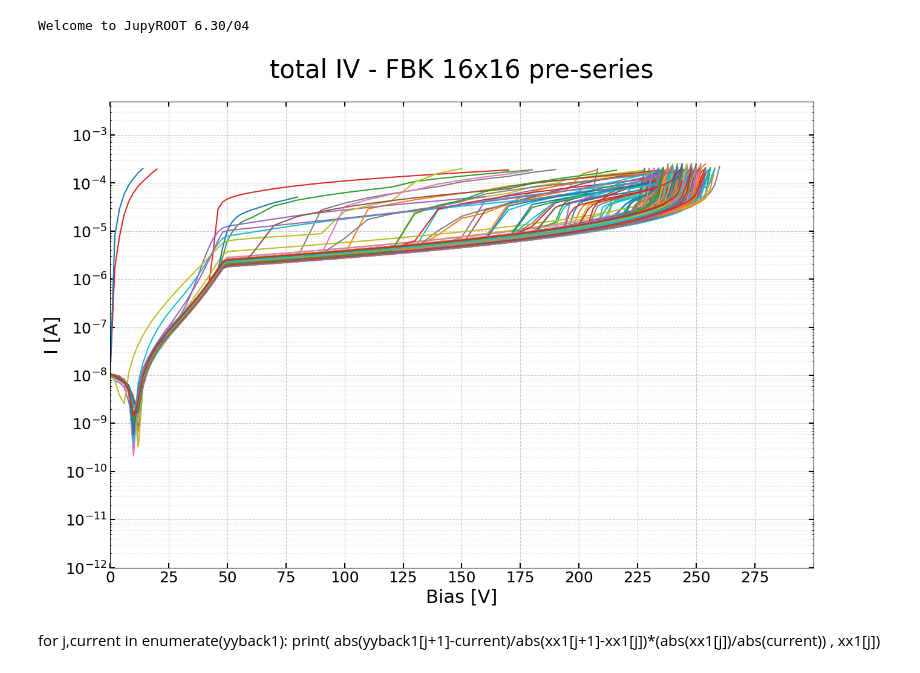
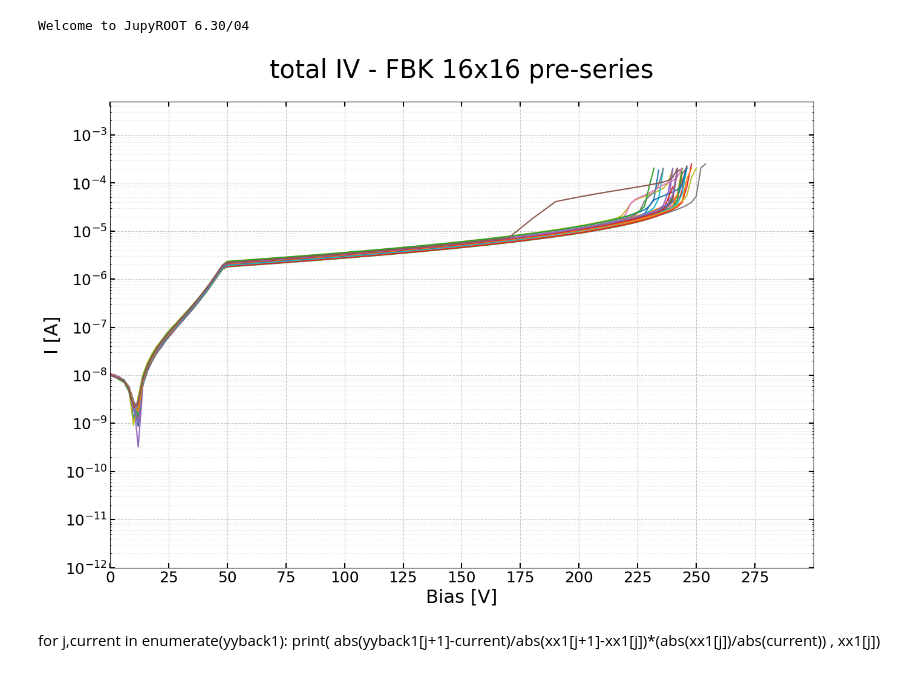
Before and after one commit to icosivi/Torino_ETL_QAQC, a Jupyter notebook: IV_plot.ipynb, the cells around one changed output. Saved outputs shown, nothing was run; the diff lists cells and outputs as text; code cells hidden in the pictures.

```diff
--- a/IV_plot.ipynb
+++ b/IV_plot.ipynb
@@ -55,9 +55,10 @@ def plot_iv_curves_on_same_plot(root_file, tree_name="Tree"):
     plt.figure(figsize=(15, 10))  # Adjust figure size as needed
 
     for i, event in enumerate(tree_qa):
-        #if event.wafer==49 and event.sensor==3:
-        #if event.wafer==49 and (event.sensor==2 or event.sensor==3):
-        #if event.wafer==67:
+        #if event.wafer==15 and event.sensor==12:
+        #if event.wafer==15 and event.column==4 and event.row==2:
+        #if event.wafer==14 and (event.sensor==2 or event.sensor==3):
+        if event.wafer==16 and event.row>3:
             ipad_values = np.array(event.IBACK, dtype=float)
             v_values = np.array(event.V, dtype=float)
             #v_values = v_values[:len(ipad_values)]
@@ -81,34 +82,34 @@ def plot_iv_curves_on_same_plot(root_file, tree_name="Tree"):
     plt.ylim(1e-12, 5*1e-3)
 
     # --- CONFIGURAZIONE MINOR TICKS LOG ---
     # Usiamo plt.gca() per accedere alle proprietà dell'asse corrente
     ax = plt.gca()
     # Forza la comparsa di un tick per ogni decade (base 10)
     ax.yaxis.set_major_locator(ticker.LogLocator(base=10.0, numticks=15))
     # Imposta i minor ticks per la scala logaritmica (i multipli da 2 a 9)
     ax.yaxis.set_minor_locator(ticker.LogLocator(base=10.0, subs=(.2, .3, .4, .5, .6, .7, .8, .9), numticks=12))
     # Rende i minor ticks invisibili come testo (solo segni grafici)
     ax.yaxis.set_minor_formatter(ticker.NullFormatter())
 
     # Griglie: differenziamo major e minor per leggibilità
     plt.grid(True, which="major", axis='both', linestyle='--', alpha=0.7)
     plt.grid(True, which="minor", axis='y', linestyle=':', alpha=0.4)
 
     #plt.grid(axis='x', linestyle='--', alpha=0.7)
     #plt.grid(axis='y', linestyle='--', alpha=0.7)
     plt.title("total IV - FBK 16x16 pre-series", fontsize=30, y=1.04)
     #plt.title("total IV - HPK 16x16 pre-series ( W49 )", fontsize=30, y=1.04)
     #plt.legend(fontsize=10)
     plt.grid(True)
     plt.show()
 
     file_qa.Close()
 
 # Example usage:
 root_file = "/Users/icosivi/Desktop/PRE-SERIE/FBK/PRE-SERIE_FBK_Vendor_16x16_IV.root"
 plot_iv_curves_on_same_plot(root_file)
 # %% [output]
-[figure, old version]
+[figure, new version]
 # %%
 import ROOT
 import matplotlib.pyplot as plt
```
Also changed, not shown: 2 other files.
